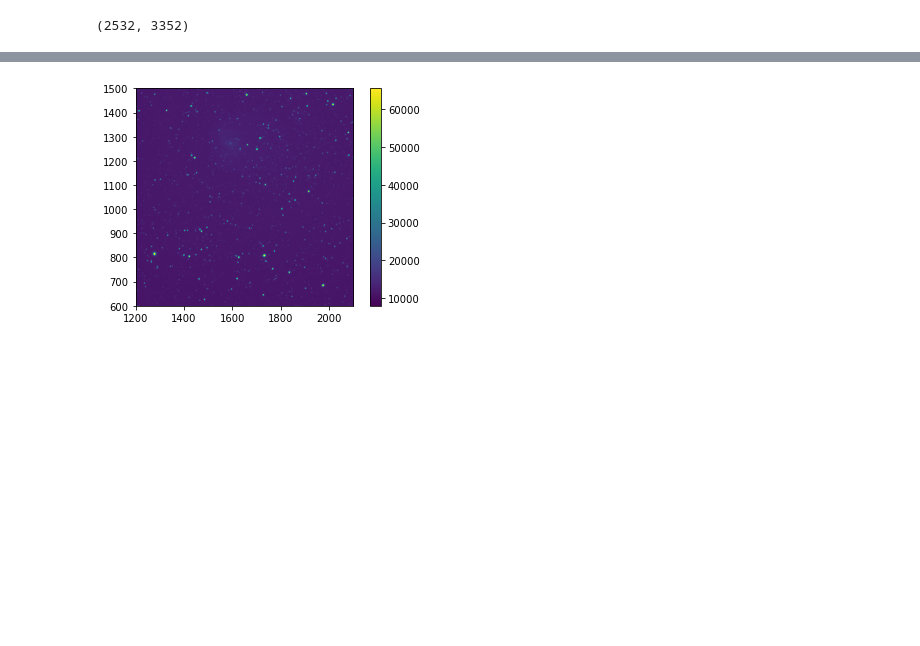
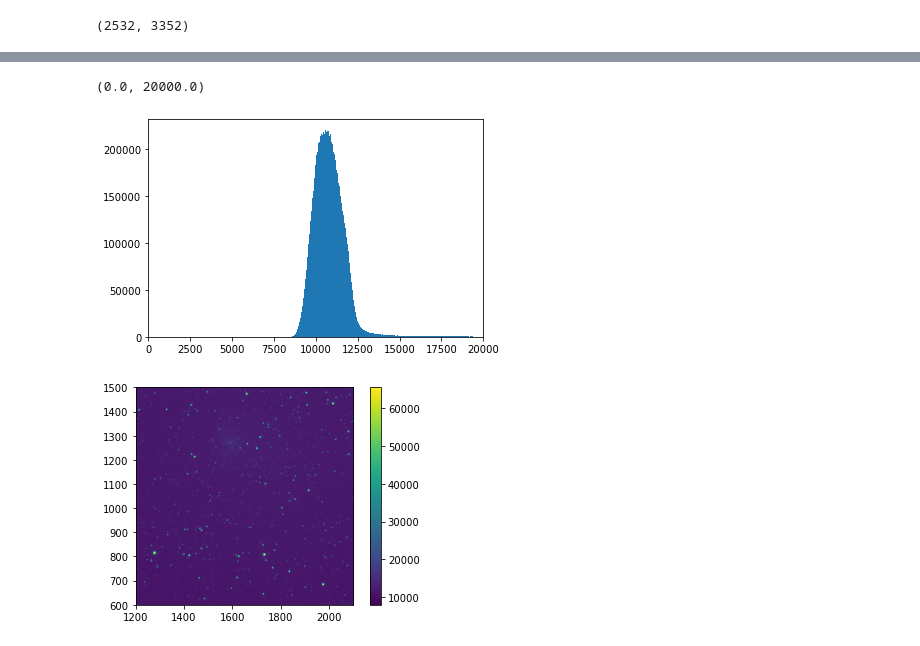
Before and after one commit to halehhajizadeh/SNR-and-Exposure, a Jupyter notebook: Read_data.ipynb, the cells around one changed output, grey strips where cells are left out. Saved outputs shown, nothing was run; the diff lists cells and outputs as text; code cells hidden in the pictures; blank space fills up the shorter version.

```diff
--- a/Read_data.ipynb
+++ b/Read_data.ipynb
@@ -33,3 +40,9 @@ plt.show()
+# %%
+histogram = plt.hist(data.flat,bins=1000)
+plt.xlim(0,20000)
+# %% [output]
+(0.0, 20000.0)
+[figure, added]
 # %%
 #2D plot of image data, zoom in center of image
 plt.imshow(data, cmap=plt.cm.viridis)
```
Also changed, not shown: parts of 6 cells of this notebook, 5 other files.
